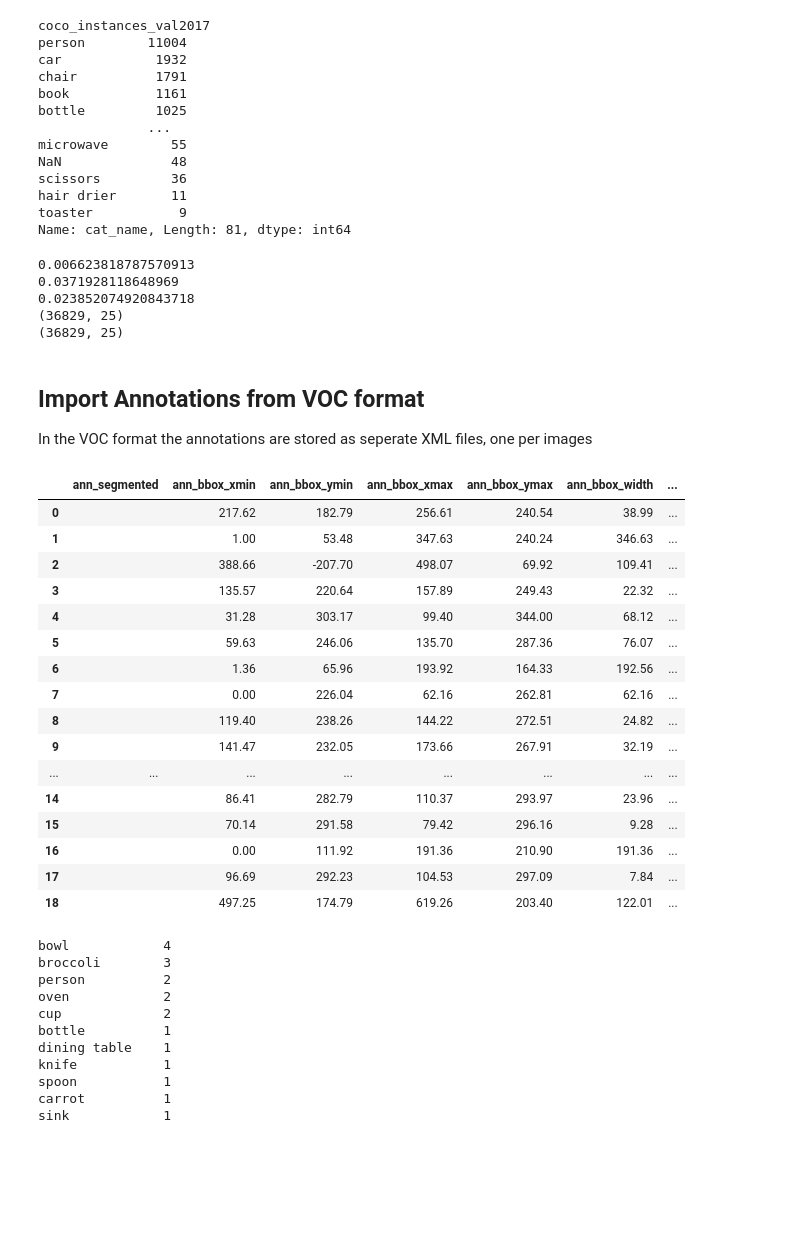
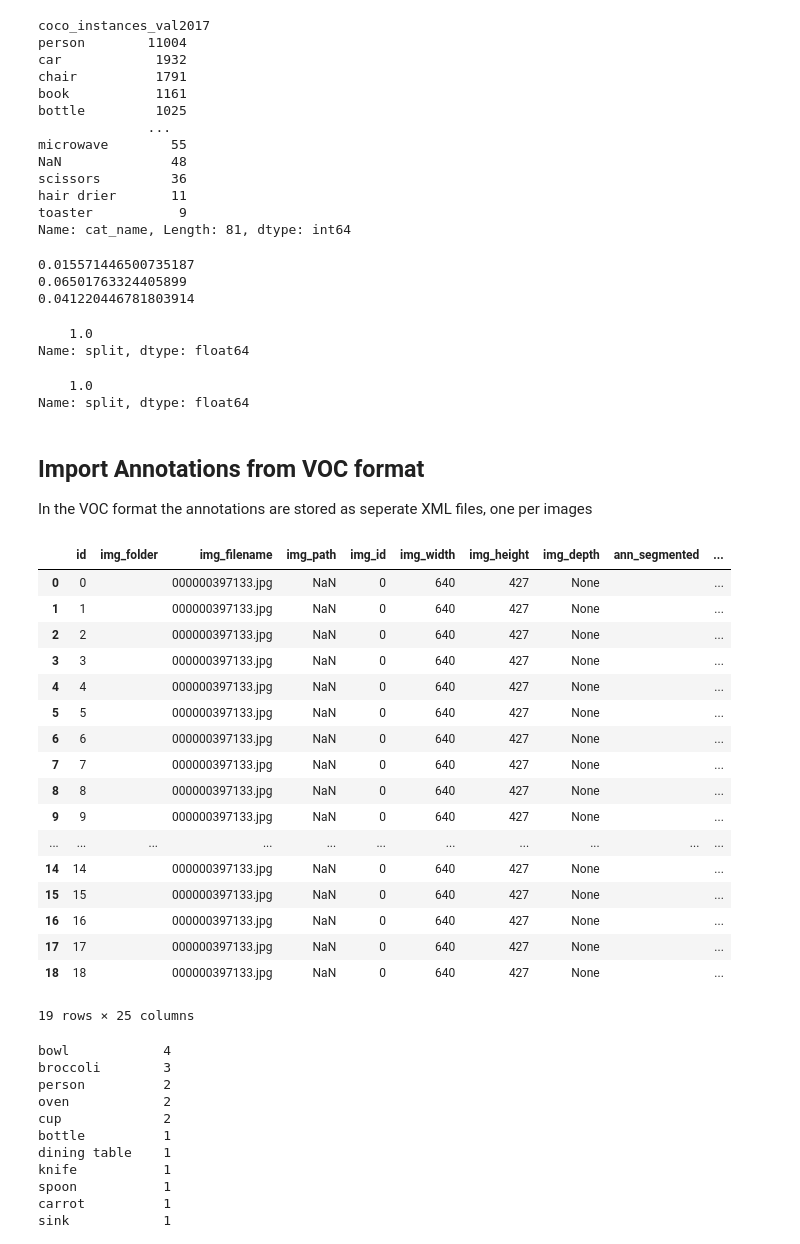
Before and after one commit to pylabel-project/pylabel, a Jupyter notebook: sample.ipynb, the cells around one changed output. Drawn from its saved outputs; the diff is of its cells as text; code cells hidden in the pictures; blank space fills up the shorter version.

```diff
--- a/sample.ipynb
+++ b/sample.ipynb
@@ -49,17 +48,19 @@ hair drier       11
 toaster           9
 Name: cat_name, Length: 81, dtype: int64
 # %%
-df_split = splitter.StratifiedGroupShuffleSplit(coco_dataset.df, train_pct=0.6, test_pct=0.2, val_pct=0.2, weight=0.01, batch_size=100)
-df_split["split"].value_counts(normalize=True)
-
-print(coco_dataset.df.shape)
-print(df_split.shape)
+coco_dataset.StratifiedGroupShuffleSplit2(coco_dataset.df, train_pct=0.6, test_pct=0.2, val_pct=0.2, weight=0.01, batch_size=500)
+coco_dataset.df["split"].value_counts(normalize=True)
 # %% [output]
-0.006623818787570913
-0.0371928118648969
-0.023852074920843718
-(36829, 25)
-(36829, 25)
+0.015571446500735187
+0.06501763324405899
+0.041220446781803914
+    1.0
+Name: split, dtype: float64
+# %%
+coco_dataset.df["split"].value_counts(normalize=True)
+# %% [output]
+    1.0
+Name: split, dtype: float64
 # %% [markdown]
 ## Import Annotations from VOC format
 In the VOC format the annotations are stored as seperate XML files, one per images
@@ -71,25 +72,27 @@ directory = "tests/data/voc/"
 # %%
 voc_dataset = importer.ImportVOC(directory, name="Derek")
 # %%
-voc_dataset.df.filter(regex='ann*')
+#voc_dataset.df.filter(regex='ann*')
+voc_dataset.df
 # %% [output]
-|  | ann_segmented | ann_bbox_xmin | ann_bbox_ymin | ann_bbox_xmax | ann_bbox_ymax | ann_bbox_width | ... |
-| 0 |  | 217.62 | 182.79 | 256.61 | 240.54 | 38.99 | ... |
-| 1 |  | 1.00 | 53.48 | 347.63 | 240.24 | 346.63 | ... |
-| 2 |  | 388.66 | -207.70 | 498.07 | 69.92 | 109.41 | ... |
-| 3 |  | 135.57 | 220.64 | 157.89 | 249.43 | 22.32 | ... |
-| 4 |  | 31.28 | 303.17 | 99.40 | 344.00 | 68.12 | ... |
-| 5 |  | 59.63 | 246.06 | 135.70 | 287.36 | 76.07 | ... |
-| 6 |  | 1.36 | 65.96 | 193.92 | 164.33 | 192.56 | ... |
-| 7 |  | 0.00 | 226.04 | 62.16 | 262.81 | 62.16 | ... |
-| 8 |  | 119.40 | 238.26 | 144.22 | 272.51 | 24.82 | ... |
-| 9 |  | 141.47 | 232.05 | 173.66 | 267.91 | 32.19 | ... |
-| ... | ... | ... | ... | ... | ... | ... | ... |
-| 14 |  | 86.41 | 282.79 | 110.37 | 293.97 | 23.96 | ... |
-| 15 |  | 70.14 | 291.58 | 79.42 | 296.16 | 9.28 | ... |
-| 16 |  | 0.00 | 111.92 | 191.36 | 210.90 | 191.36 | ... |
-| 17 |  | 96.69 | 292.23 | 104.53 | 297.09 | 7.84 | ... |
-| 18 |  | 497.25 | 174.79 | 619.26 | 203.40 | 122.01 | ... |
+|  | id | img_folder | img_filename | img_path | img_id | img_width | img_height | img_depth | ann_segmented | ... |
+| 0 | 0 |  | 000000397133.jpg | NaN | 0 | 640 | 427 | None |  | ... |
+| 1 | 1 |  | 000000397133.jpg | NaN | 0 | 640 | 427 | None |  | ... |
+| 2 | 2 |  | 000000397133.jpg | NaN | 0 | 640 | 427 | None |  | ... |
+| 3 | 3 |  | 000000397133.jpg | NaN | 0 | 640 | 427 | None |  | ... |
+| 4 | 4 |  | 000000397133.jpg | NaN | 0 | 640 | 427 | None |  | ... |
+| 5 | 5 |  | 000000397133.jpg | NaN | 0 | 640 | 427 | None |  | ... |
+| 6 | 6 |  | 000000397133.jpg | NaN | 0 | 640 | 427 | None |  | ... |
+| 7 | 7 |  | 000000397133.jpg | NaN | 0 | 640 | 427 | None |  | ... |
+| 8 | 8 |  | 000000397133.jpg | NaN | 0 | 640 | 427 | None |  | ... |
+| 9 | 9 |  | 000000397133.jpg | NaN | 0 | 640 | 427 | None |  | ... |
+| ... | ... | ... | ... | ... | ... | ... | ... | ... | ... | ... |
+| 14 | 14 |  | 000000397133.jpg | NaN | 0 | 640 | 427 | None |  | ... |
+| 15 | 15 |  | 000000397133.jpg | NaN | 0 | 640 | 427 | None |  | ... |
+| 16 | 16 |  | 000000397133.jpg | NaN | 0 | 640 | 427 | None |  | ... |
+| 17 | 17 |  | 000000397133.jpg | NaN | 0 | 640 | 427 | None |  | ... |
+| 18 | 18 |  | 000000397133.jpg | NaN | 0 | 640 | 427 | None |  | ... |
+19 rows × 25 columns
 # %%
 print(voc_dataset.analyze.class_counts)
 print(voc_dataset.analyze.num_classes)
```
Also changed, not shown: parts of 2 cells of this notebook, 2 other files.
